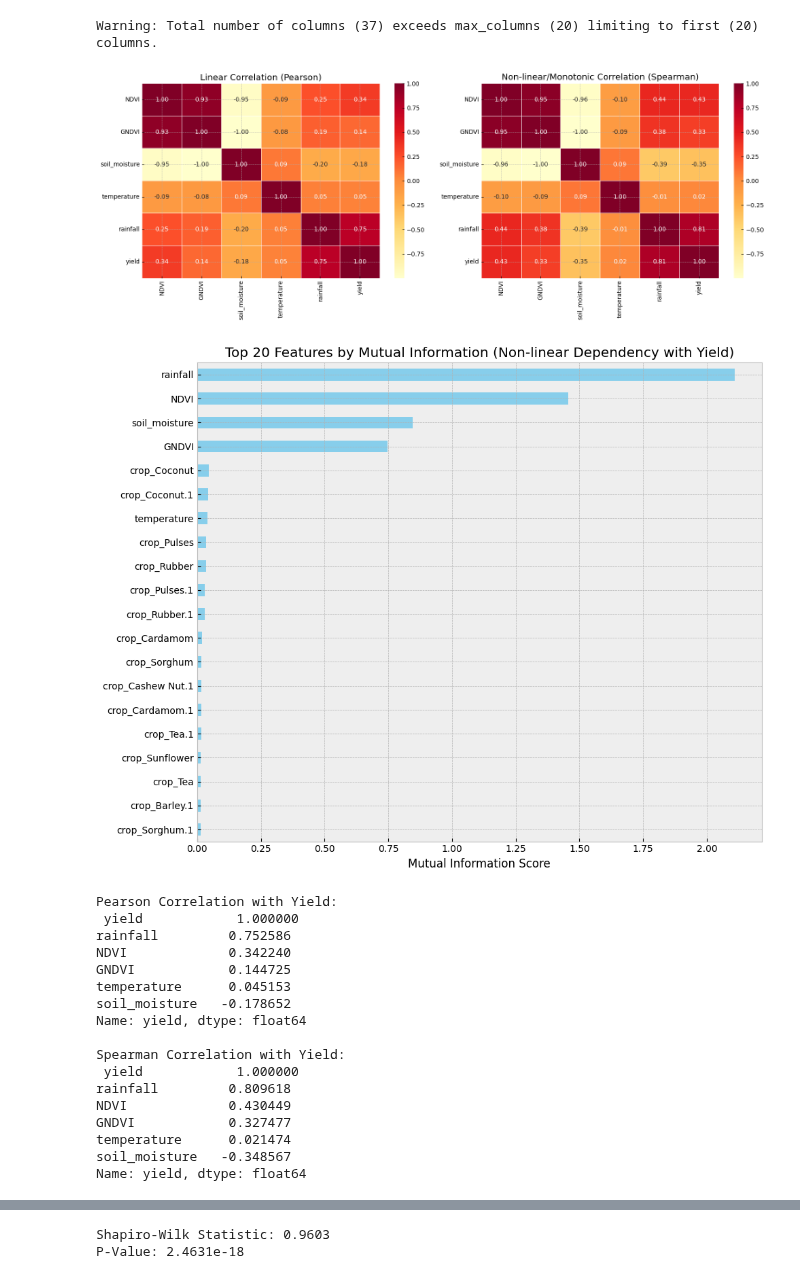
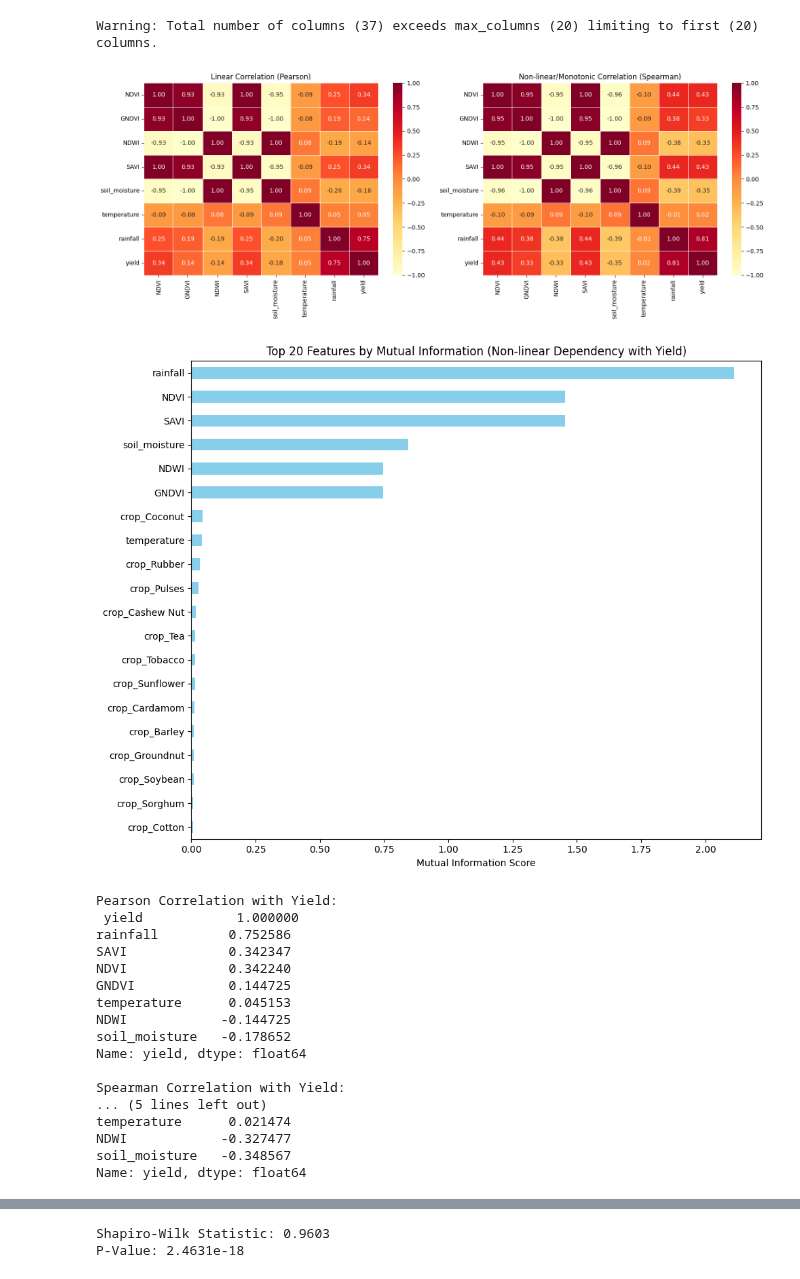
Before and after one commit to himansa-weerakooon/Yield_Prediction, a Jupyter notebook: yield_prediction.ipynb, the cells around one changed output, grey strips where cells are left out. Saved outputs shown, nothing was run; the diff lists cells and outputs as text; code cells hidden in the pictures.

```diff
--- a/yield_prediction.ipynb
+++ b/yield_prediction.ipynb
@@ -194,7 +194,7 @@ train_data = pd.concat([X_train, y_train], axis=1)
 # List of numerical features to keep the heatmap clean
 # 'latitude' and 'longitude' were dropped in the previous step
 # Removed 'NDWI' and 'SAVI' as they are not in the dataset.
-numerical_cols = ['NDVI', 'GNDVI',
+numerical_cols = ['NDVI', 'GNDVI', 'NDWI', 'SAVI',
                   'soil_moisture', 'temperature', 'rainfall', 'yield']
 
 # 2. Calculate Linear (Pearson) and Non-linear/Monotonic (Spearman) Correlations
@@ -214,49 +214,49 @@ plt.subplot(1, 2, 2)
 sns.heatmap(spearman_corr, annot=True, cmap='YlOrRd', fmt=".2f", linewidths=0.5)
 plt.title('Non-linear/Monotonic Correlation (Spearman)')
 
 plt.tight_layout()
 plt.savefig('correlation_heatmaps.png')
 plt.show()
 
 # 4. Calculate Mutual Information (Non-linear Dependency)
 # Drop non-numeric ID columns that aren't useful for math calculations
 # These columns have already been dropped from X_train in the train_test_split step
 X_mi = X_train
 
 # Compute MI scores
 mi_scores = mutual_info_regression(X_mi, y_train.values.ravel(), random_state=42)
 mi_series = pd.Series(mi_scores, name="MI Scores", index=X_mi.columns).sort_values(ascending=False)
 
 # 5. Visualization: Mutual Information Plot
 plt.figure(figsize=(10, 8))
 mi_series.head(20).plot(kind='barh', color='skyblue')
 plt.title('Top 20 Features by Mutual Information (Non-linear Dependency with Yield)')
 plt.xlabel('Mutual Information Score')
 plt.gca().invert_yaxis() # Highest scores at the top
 plt.tight_layout()
 plt.savefig('mutual_info_plot.png')
 plt.show()
 
 # Print specific correlations with the target variable 'yield'
 print("Pearson Correlation with Yield:\n", pearson_corr['yield'].sort_values(ascending=False))
 print("\nSpearman Correlation with Yield:\n", spearman_corr['yield'].sort_values(ascending=False))
 # %% [output]
-[figure, old version]
+[figure, new version]
-[figure, old version]
+[figure, new version]
 Pearson Correlation with Yield:
  yield            1.000000
 rainfall         0.752586
+SAVI             0.342347
 NDVI             0.342240
 GNDVI            0.144725
 temperature      0.045153
+NDWI            -0.144725
 soil_moisture   -0.178652
 Name: yield, dtype: float64
 
 Spearman Correlation with Yield:
- yield            1.000000
-rainfall         0.809618
-NDVI             0.430449
-GNDVI            0.327477
+... (5 lines left out)
 temperature      0.021474
+NDWI            -0.327477
 soil_moisture   -0.348567
 Name: yield, dtype: float64
```
Also changed, not shown: parts of 7 cells of this notebook.
